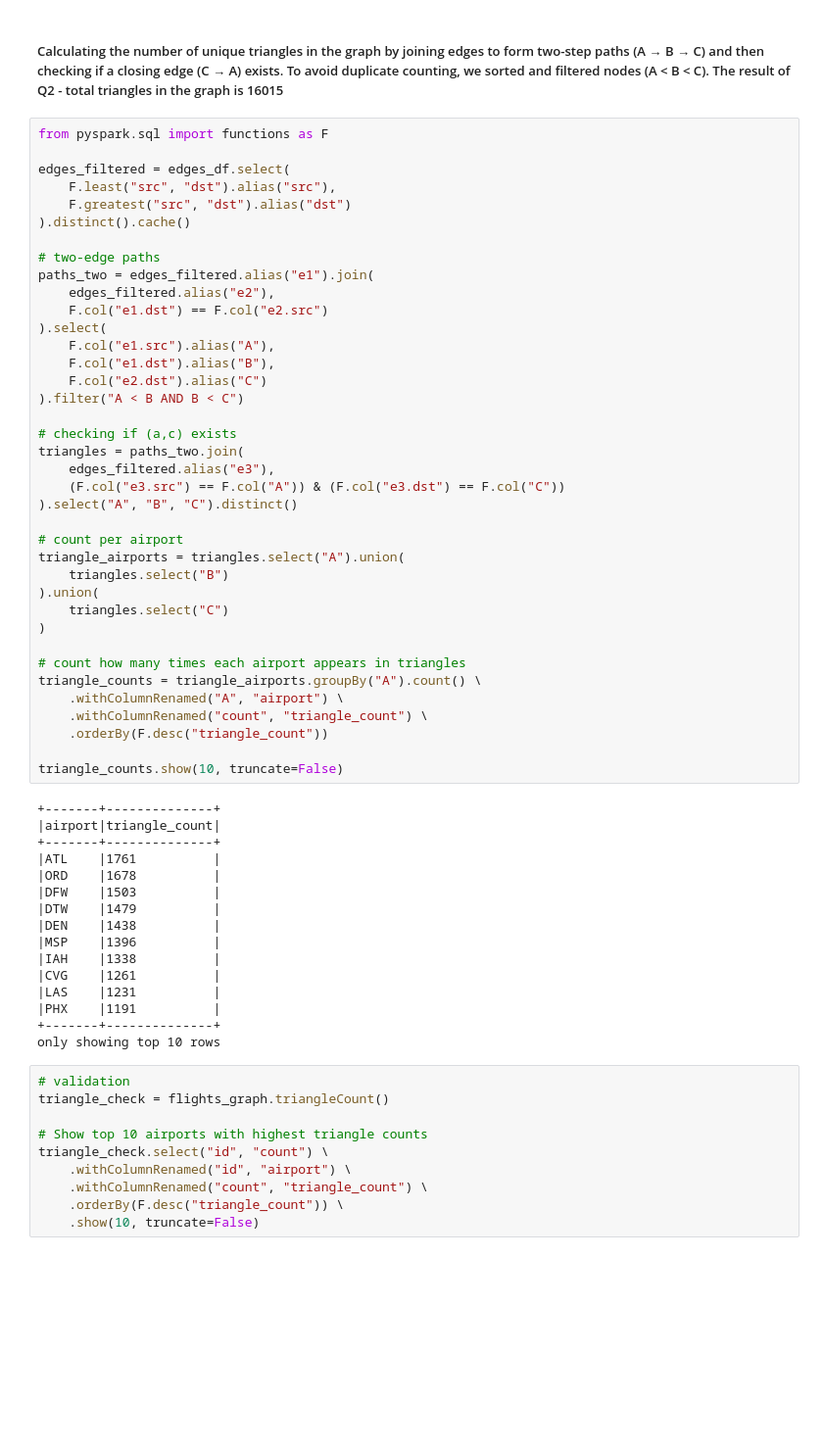
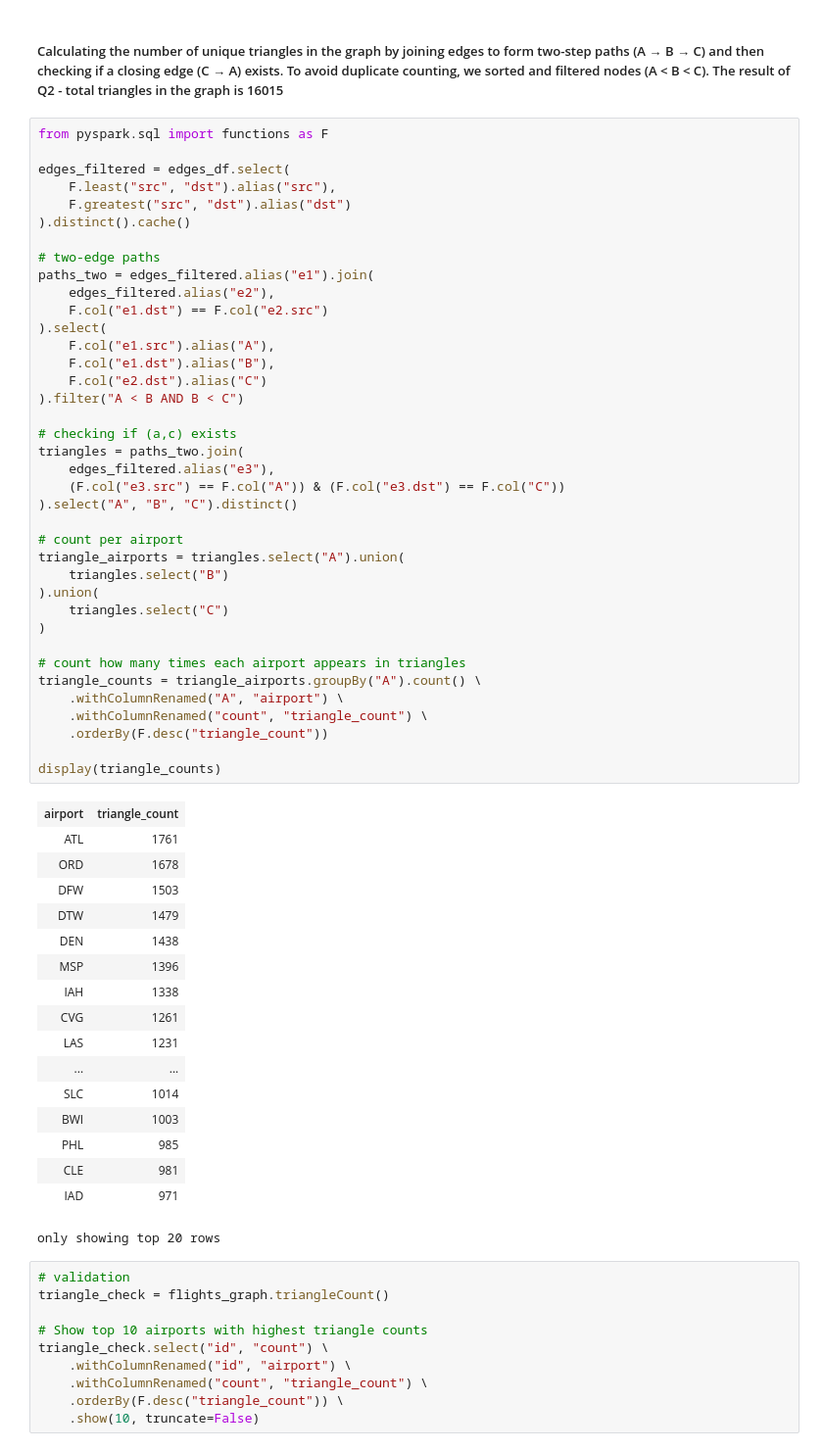
Before and after one commit to pirjo2/bdm-projects, a Jupyter notebook: Project_3/P3.ipynb, the cells around one changed output. Shown at 98% size. Cells and saved outputs as stored; diff of their text form; blank space fills up the shorter version.

```diff
--- a/Project_3/P3.ipynb
+++ b/Project_3/P3.ipynb
@@ -234,49 +244,51 @@ edges_filtered = edges_df.select(
 # two-edge paths
 paths_two = edges_filtered.alias("e1").join(
     edges_filtered.alias("e2"),
     F.col("e1.dst") == F.col("e2.src")
 ).select(
     F.col("e1.src").alias("A"),
     F.col("e1.dst").alias("B"),
     F.col("e2.dst").alias("C")
 ).filter("A < B AND B < C")
 
 # checking if (a,c) exists
 triangles = paths_two.join(
     edges_filtered.alias("e3"),
     (F.col("e3.src") == F.col("A")) & (F.col("e3.dst") == F.col("C"))
 ).select("A", "B", "C").distinct()
 
 # count per airport
 triangle_airports = triangles.select("A").union(
     triangles.select("B")
 ).union(
     triangles.select("C")
 )
 
 # count how many times each airport appears in triangles
 triangle_counts = triangle_airports.groupBy("A").count() \
     .withColumnRenamed("A", "airport") \
     .withColumnRenamed("count", "triangle_count") \
     .orderBy(F.desc("triangle_count"))
 
-triangle_counts.show(10, truncate=False)
+display(triangle_counts)
 # %% [output]
+| airport | triangle_count |
+| ATL | 1761 |
+| ORD | 1678 |
+| DFW | 1503 |
+| DTW | 1479 |
+| DEN | 1438 |
+| MSP | 1396 |
+| IAH | 1338 |
+| CVG | 1261 |
+| LAS | 1231 |
+| ... | ... |
+| SLC | 1014 |
+| BWI | 1003 |
+| PHL | 985 |
+| CLE | 981 |
+| IAD | 971 |
-+-------+--------------+
-|airport|triangle_count|
-+-------+--------------+
-|ATL    |1761          |
-|ORD    |1678          |
-|DFW    |1503          |
-|DTW    |1479          |
-|DEN    |1438          |
-|MSP    |1396          |
-|IAH    |1338          |
-|CVG    |1261          |
-|LAS    |1231          |
-|PHX    |1191          |
-+-------+--------------+
-only showing top 10 rows
+only showing top 20 rows
 # %%
 # validation
 triangle_check = flights_graph.triangleCount()
```
Also changed, not shown: parts of 15 cells of this notebook.
